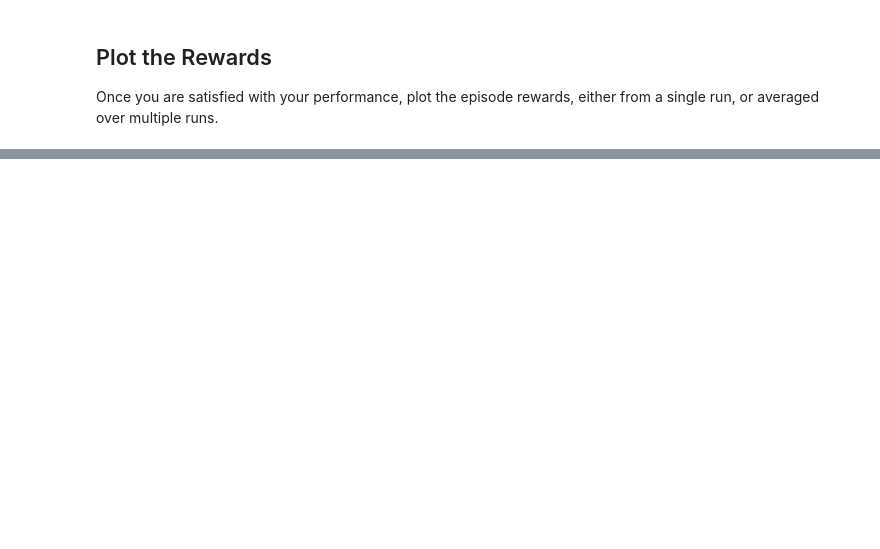
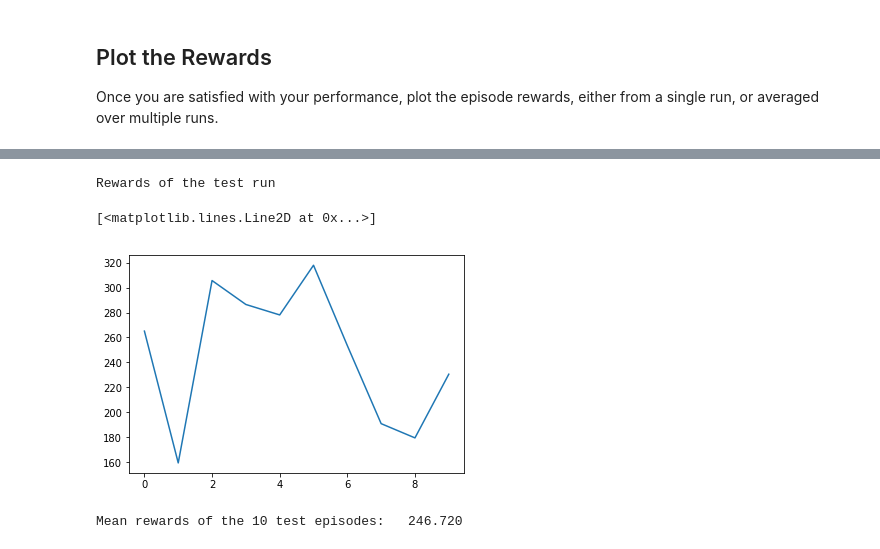
Before and after one commit to chriskwkim/mlnd, a Jupyter notebook: RL-Quadcopter-2/Quadcopter_Project.ipynb, the cells around one changed output, grey strips where cells are left out. Saved outputs shown, nothing was run; the diff lists cells and outputs as text; code cells hidden in the pictures; blank space fills up the shorter version.

```diff
--- a/RL-Quadcopter-2/Quadcopter_Project.ipynb
+++ b/RL-Quadcopter-2/Quadcopter_Project.ipynb
@@ -516,0 +358,11 @@ plot_episodes(file_path, number_episodes, total, scale)
+# %%
+print('Rewards of the test run')
+plt.plot(rewards)
+# %% [output]
+Rewards of the test run
+[<matplotlib.lines.Line2D at 0x...>]
+[figure, added]
+# %%
+print('Mean rewards of the 10 test episodes: {:9.3f}'.format(np.mean(rewards)))
+# %% [output]
+Mean rewards of the 10 test episodes:   246.720
```
Also changed, not shown: parts of 30 cells of this notebook, 11 other files.
